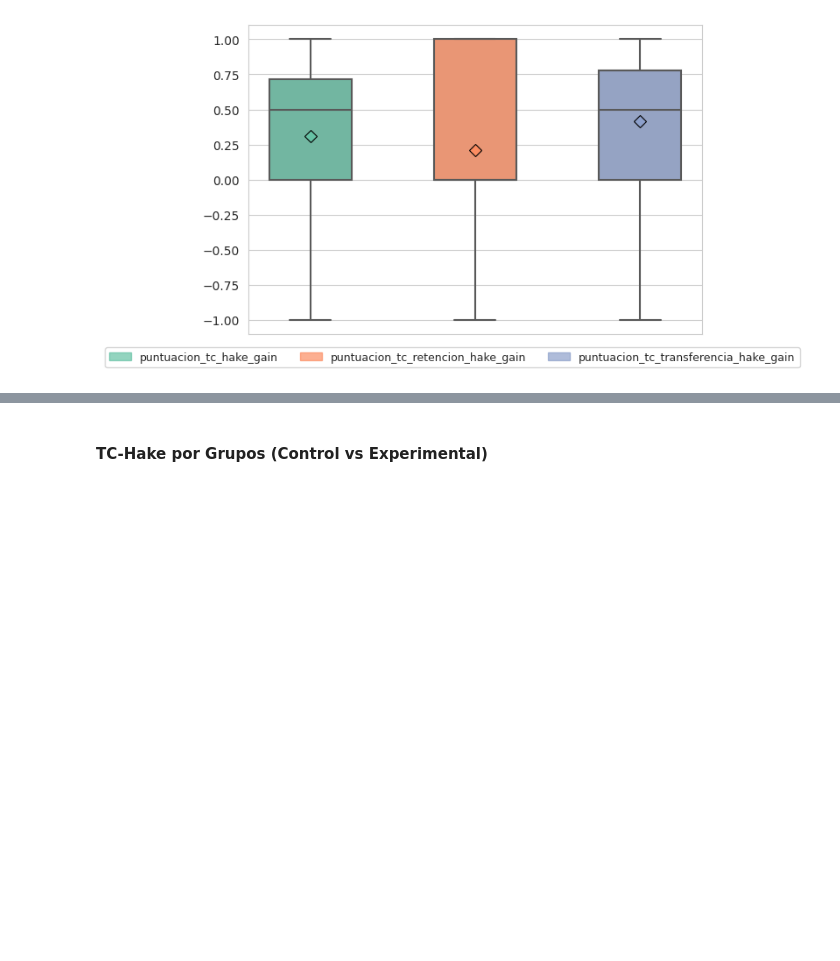
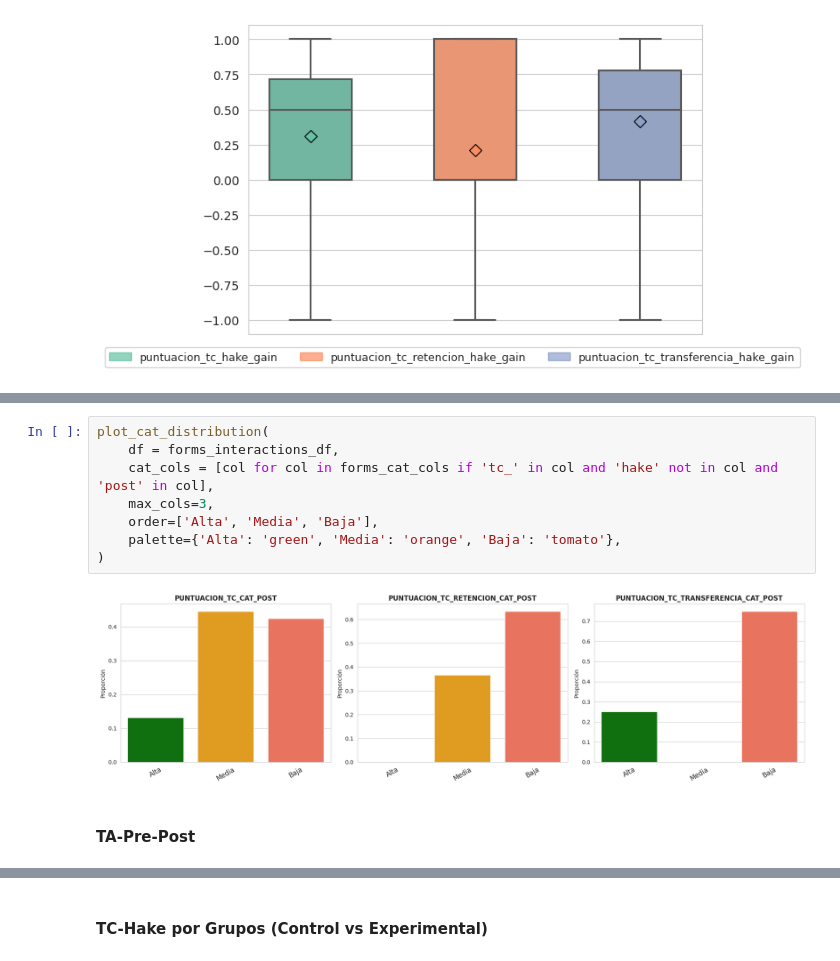
Before and after one commit to IBiDat/va-educational-impact, a Jupyter notebook: src/notebooks/educational_impact/educational_impact_analysis.ipynb, the cells around one changed output, grey strips where cells are left out. Saved outputs shown, nothing was run; the diff lists cells and outputs as text; blank space fills up the shorter version.

```diff
--- a/src/notebooks/educational_impact/educational_impact_analysis.ipynb
+++ b/src/notebooks/educational_impact/educational_impact_analysis.ipynb
@@ -273,0 +304,12 @@ plot_cat_comparison(
+# %%
+plot_cat_distribution(
+    df = forms_interactions_df,
+    cat_cols = [col for col in forms_cat_cols if 'tc_' in col and 'hake' not in col and 'post' in col],
+    max_cols=3,
+    order=['Alta', 'Media', 'Baja'],
+    palette={'Alta': 'green', 'Media': 'orange', 'Baja': 'tomato'},
+)
+# %% [output]
+[figure, added]
+# %% [markdown]
+#### TA-Pre-Post
```
Also changed, not shown: parts of 64 cells of this notebook, 1 other file.
